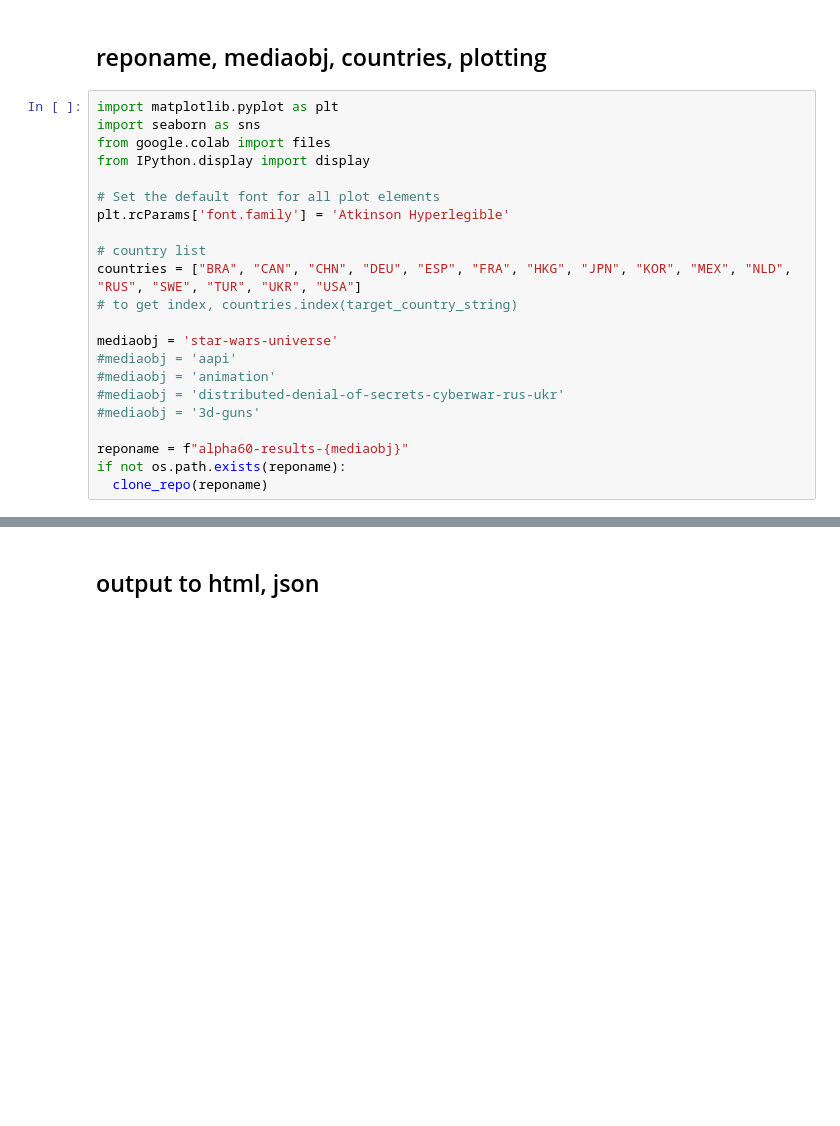
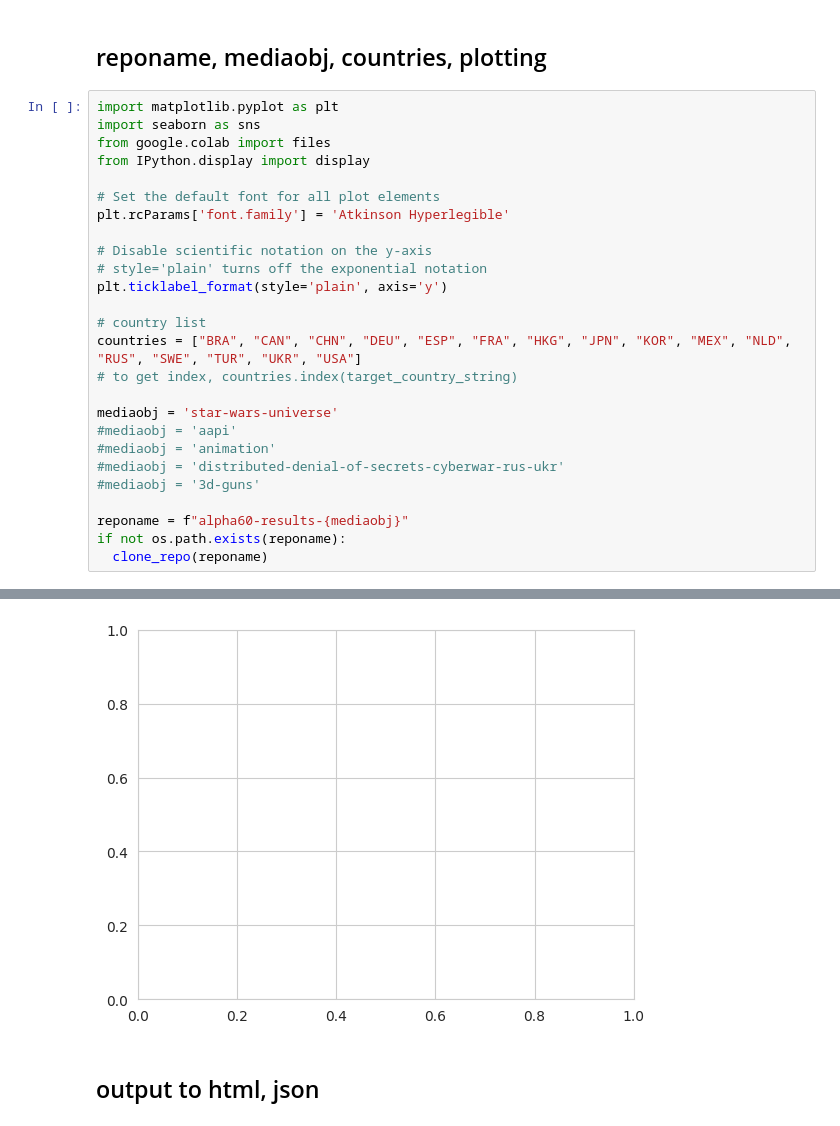
Before and after one commit to alpha60-devops/alpha60-results-star-wars-universe, a Jupyter notebook: analysis/notebooks/explore-2026h1.ipynb, the cells around one changed output, grey strips where cells are left out. Drawn from its saved outputs; the diff is of its cells as text; blank space fills up the shorter version.

```diff
--- a/analysis/notebooks/explore-2026h1.ipynb
+++ b/analysis/notebooks/explore-2026h1.ipynb
@@ -133,6 +133,10 @@ from IPython.display import display
 
 # Set the default font for all plot elements
 plt.rcParams['font.family'] = 'Atkinson Hyperlegible'
+
+# Disable scientific notation on the y-axis
+# style='plain' turns off the exponential notation
+plt.ticklabel_format(style='plain', axis='y')
 
 # country list
 countries = ["BRA", "CAN", "CHN", "DEU", "ESP", "FRA", "HKG", "JPN", "KOR", "MEX", "NLD", "RUS", "SWE", "TUR", "UKR", "USA"]
@@ -147,3 +151,4 @@ mediaobj = 'star-wars-universe'
 reponame = f"alpha60-results-{mediaobj}"
 if not os.path.exists(reponame):
   clone_repo(reponame)
+# %% [output]
@@ -150,3 +172,4 @@ if not os.path.exists(reponame):
+[figure, added]
 # %% [markdown]
 ## output to html, json
 # %%
```
Also changed, not shown: parts of 5 cells of this notebook.
